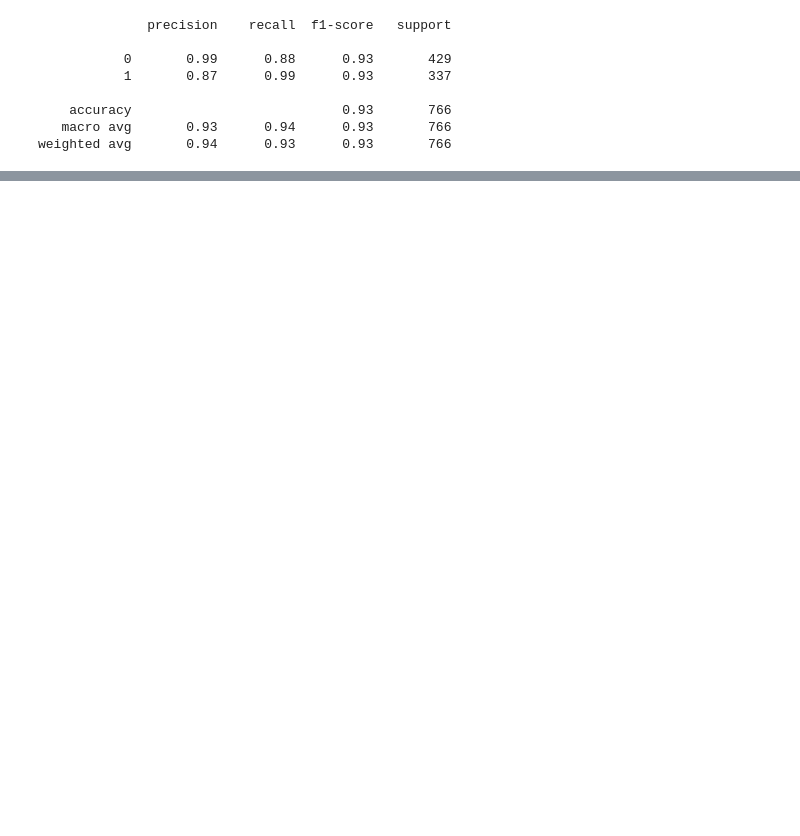
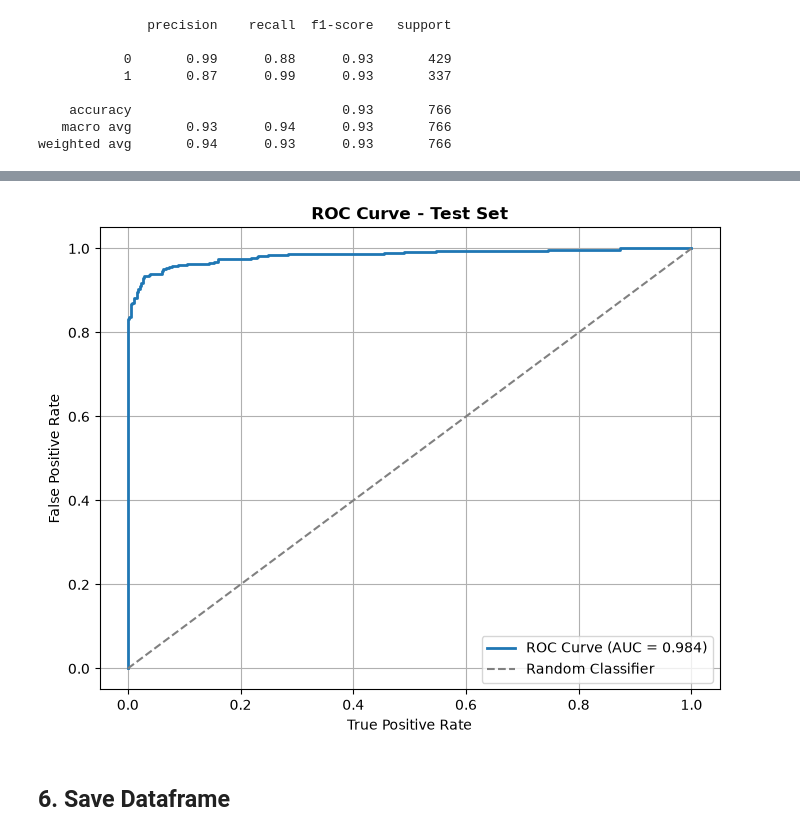
Before and after one commit to deckardLong/ai-content-detection, a Jupyter notebook: notebooks/04_evaluation.ipynb, the cells around one changed output, grey strips where cells are left out. Drawn from its saved outputs; the diff is of its cells as text; code cells hidden in the pictures; blank space fills up the shorter version.

```diff
--- a/notebooks/04_evaluation.ipynb
+++ b/notebooks/04_evaluation.ipynb
@@ -89,0 +125,18 @@ weighted avg       0.94      0.93      0.93       766
+# %%
+fpr, tpr, thresholds = roc_curve(all_labels, all_probs)
+auc_score = roc_auc_score(all_labels, all_probs)
+
+plt.figure(figsize=(8, 6))
+plt.plot(fpr, tpr, label=f'ROC Curve (AUC = {auc_score:.3f})', linewidth=2)
+plt.plot([0, 1], [0, 1], linestyle='--', color='gray', label='Random Classifier')
+plt.title('ROC Curve - Test Set', fontweight='bold')
+plt.xlabel('True Positive Rate')
+plt.ylabel('False Positive Rate')
+plt.grid(True)
+plt.legend()
+plt.savefig('../figures/evaluation/roc_curve.png')
+plt.show()
+# %% [output]
+[figure, added]
+# %% [markdown]
+## **6. Save Dataframe**
```
Also changed, not shown: parts of 7 cells of this notebook, 10 other files.
